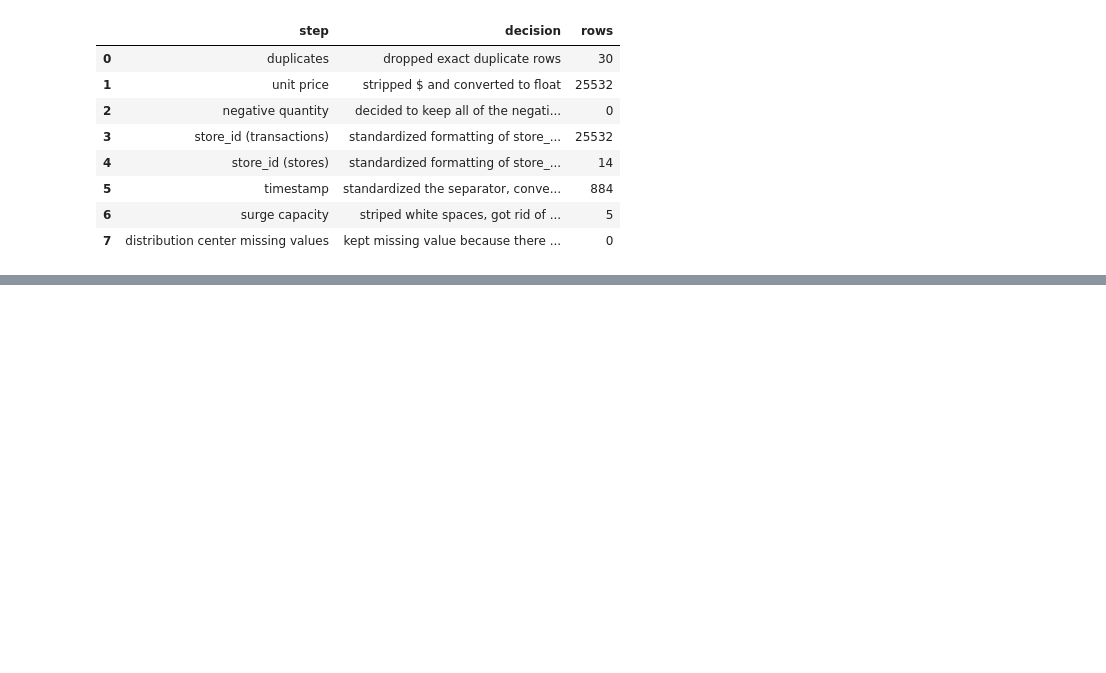
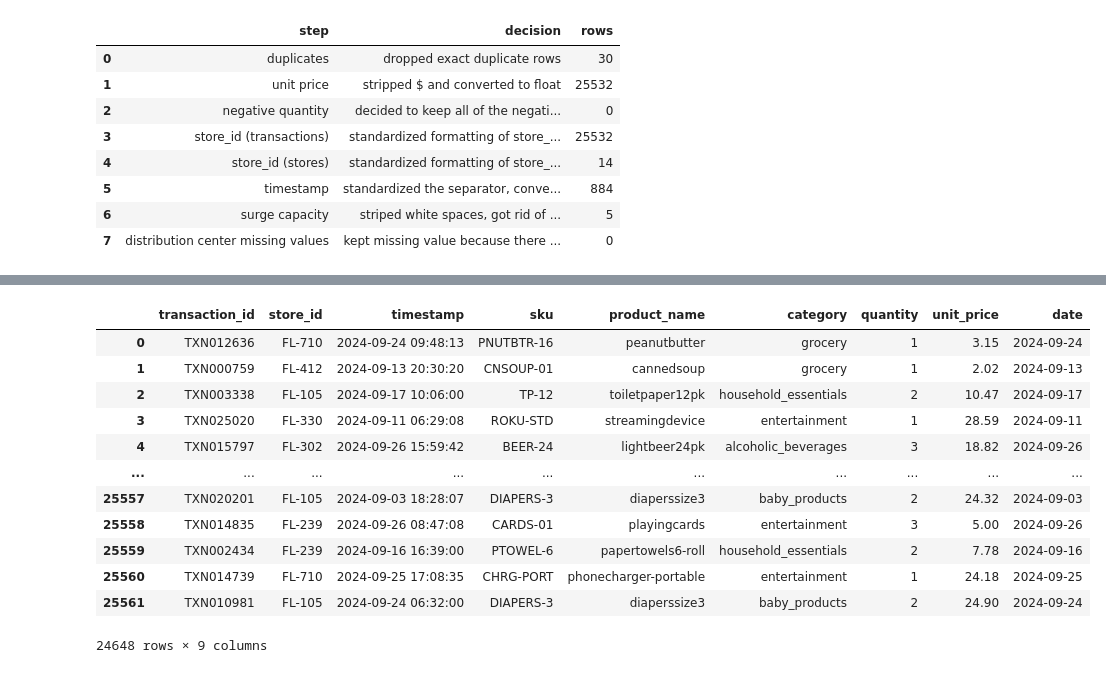
Before and after one commit to AdelineKwakye/walmart-huricane-project, a Jupyter notebook: notebooks/team_notebook.ipynb, the cells around one changed output, grey strips where cells are left out. Drawn from its saved outputs; the diff is of its cells as text; code cells hidden in the pictures; blank space fills up the shorter version.

```diff
--- a/notebooks/team_notebook.ipynb
+++ b/notebooks/team_notebook.ipynb
@@ -399,0 +576,17 @@ Missing shipping costs: 1
+# %%
+# Map incorrect SKUs to the correct consolidated SKUs
+sku_remap = {
+    'WHITEBREAD': 'BREAD-WH',
+    'TOILETPAPER12': 'TP-12'
+}
+
+df_clean['sku'] = df_clean['sku'].replace(sku_remap)
+
+# Re-apply the standardization logic to clean up the product names for these updated SKUs
+canonical_names = {
+    'BREAD-WH': 'whitebread',
+    'TP-12': 'toiletpaper12pk'
+}
+
+for sku, name in canonical_names.items():
+    df_clean.loc[df_clean['sku'] == sku, 'product_name'] = name
@@ -399,0 +674,16 @@ Missing shipping costs: 1
+# %%
+category_remap_extra = {
+    'snacks': 'food',
+    'electronics': 'entertainment'
+}
+
+df_clean['category'] = df_clean['category'].replace(category_remap_extra)
+
+log(
+    'category consolidation extra',
+    "mapped 'snacks' to 'food' and 'electronics' to 'entertainment'",
+    len(df_clean)
+)
+
+print("Updated Standardized Categories:", df_clean['category'].unique())
+show_log()
@@ -399,0 +707,16 @@ Missing shipping costs: 1
+# %%
+df_clean
+# %% [output]
+|  | transaction_id | store_id | timestamp | sku | product_name | category | quantity | unit_price | date |
+| 0 | TXN012636 | FL-710 | 2024-09-24 09:48:13 | PNUTBTR-16 | peanutbutter | grocery | 1 | 3.15 | 2024-09-24 |
+| 1 | TXN000759 | FL-412 | 2024-09-13 20:30:20 | CNSOUP-01 | cannedsoup | grocery | 1 | 2.02 | 2024-09-13 |
+| 2 | TXN003338 | FL-105 | 2024-09-17 10:06:00 | TP-12 | toiletpaper12pk | household_essentials | 2 | 10.47 | 2024-09-17 |
+| 3 | TXN025020 | FL-330 | 2024-09-11 06:29:08 | ROKU-STD | streamingdevice | entertainment | 1 | 28.59 | 2024-09-11 |
+| 4 | TXN015797 | FL-302 | 2024-09-26 15:59:42 | BEER-24 | lightbeer24pk | alcoholic_beverages | 3 | 18.82 | 2024-09-26 |
+| ... | ... | ... | ... | ... | ... | ... | ... | ... | ... |
+| 25557 | TXN020201 | FL-105 | 2024-09-03 18:28:07 | DIAPERS-3 | diaperssize3 | baby_products | 2 | 24.32 | 2024-09-03 |
+| 25558 | TXN014835 | FL-239 | 2024-09-26 08:47:08 | CARDS-01 | playingcards | entertainment | 3 | 5.00 | 2024-09-26 |
+| 25559 | TXN002434 | FL-239 | 2024-09-16 16:39:00 | PTOWEL-6 | papertowels6-roll | household_essentials | 2 | 7.78 | 2024-09-16 |
+| 25560 | TXN014739 | FL-710 | 2024-09-25 17:08:35 | CHRG-PORT | phonecharger-portable | entertainment | 1 | 24.18 | 2024-09-25 |
+| 25561 | TXN010981 | FL-105 | 2024-09-24 06:32:00 | DIAPERS-3 | diaperssize3 | baby_products | 2 | 24.90 | 2024-09-24 |
+24648 rows × 9 columns
```
Also changed, not shown: parts of 6 cells of this notebook.
